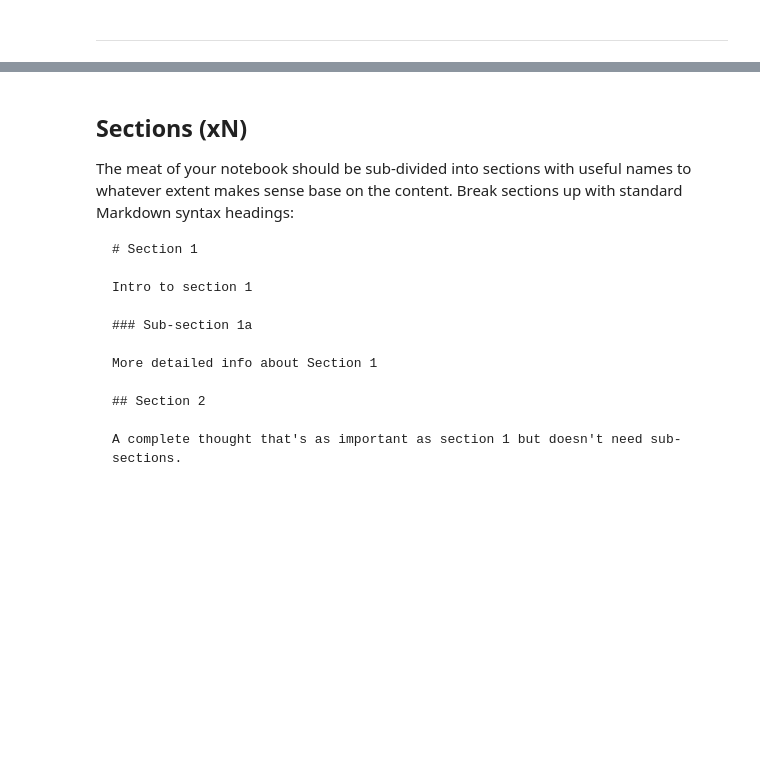
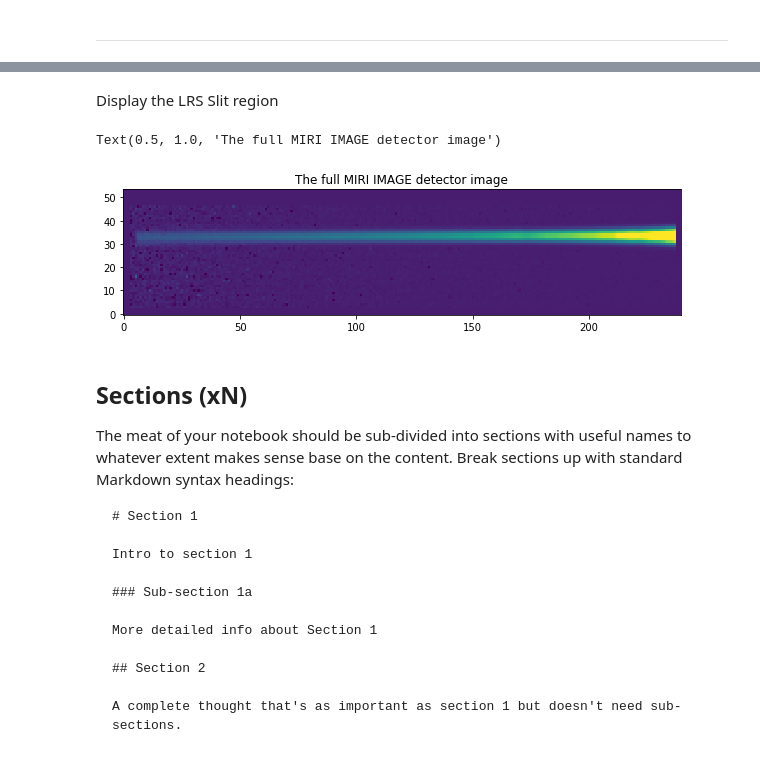
Before and after one commit to spacetelescope/dat_pyinthesky, a Jupyter notebook: jdat_notebooks/MIRI_spectral_extraction/miri_spectral_extraction.ipynb, the cells around one changed output, grey strips where cells are left out. Saved outputs shown, nothing was run; the diff lists cells and outputs as text; code cells hidden in the pictures; blank space fills up the shorter version.

```diff
--- a/jdat_notebooks/MIRI_spectral_extraction/miri_spectral_extraction.ipynb
+++ b/jdat_notebooks/MIRI_spectral_extraction/miri_spectral_extraction.ipynb
@@ -45,3 +77,17 @@ Explain pertinent details about the file you've just downloaded. For example, if
+# %% [markdown]
+Display the LRS Slit region
+# %%
+# python does y, x
+# transpose to make it display better
+data_lrs_reg = np.transpose(data[145:385, 300:354])
+
+norm_data = simple_norm(data_lrs_reg, "sqrt", percent=99.)
+plt.figure(figsize=(10, 3))
+plt.imshow(data_lrs_reg, norm=norm_data, origin="lower")
+plt.title("The full MIRI IMAGE detector image")
+# %% [output]
+Text(0.5, 1.0, 'The full MIRI IMAGE detector image')
+[figure, added]
 # %% [markdown]
 ## Sections (xN)
 
```
Also changed, not shown: parts of 16 cells of this notebook.
